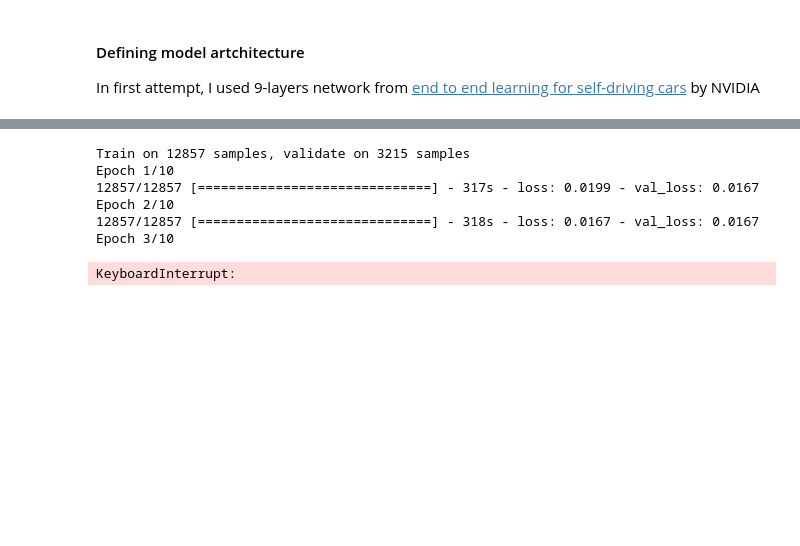
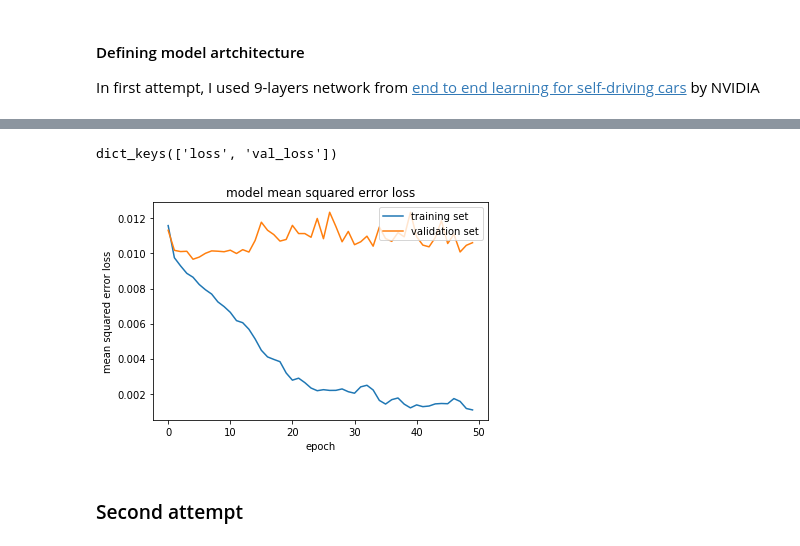
Before and after one commit to tranlv/Self-Driving-Car-Engineer-Part-1, a Jupyter notebook: Behavioral Cloning/notebook/Untitled.ipynb, the cells around one changed output, grey strips where cells are left out. Saved outputs shown, nothing was run; the diff lists cells and outputs as text; code cells hidden in the pictures; blank space fills up the shorter version.

```diff
--- a/Behavioral Cloning/notebook/Untitled.ipynb
+++ b/Behavioral Cloning/notebook/Untitled.ipynb
@@ -19,23 +20,3 @@ from sklearn.model_selection import train_test_split
-# %%
-def generator(samples, batch_size=32):
-    num_samples = len(samples)
-    while 1:
-        shuffle(samples)
-        for offset in range(0, num_samples, batch_size):
-            batch_samples = samples[offset:offset + batch_size]
-            images = []
-            angles = []
-            for batch_sample in batch_samples:
-                name = '../../data/IMG/' + batch_image[0].split('/')[-1]
-                center_name = cv2.imread(name)
-                center_angle = float(batch_sample[3])
-                images.append(center_image)
-                angles.append(center_angle)
-
-            # trim image to only see section with road
-            x_train = np.array(images)
-            y_train = np.array(angels)
-            yield sklean.utils.shuffle(x_train, y_train)
 # %% [markdown]
 #### Loading the data
 # %%
@@ -96,7 +61,7 @@ y_train = np.array(augmented_measurements)
 
 model = Sequential()
 #The cameras in the simulator capture 160 pixel by 320 pixel images., after cropping, it is 90x320
-model.add(Cropping2D(cropping = ((50,20), (0,0))))
+model.add(Cropping2D(cropping = ((50,20), (0,0)),input_shape=(160, 320, 3)))
 model.add(Lambda(lambda x: x / 255.0 - 0.5, input_shape=(90, 320, 3)))
 # %% [markdown]
 #### Defining model artchitecture
@@ -116,36 +134,16 @@ model.add(Dense(1))
 # %%
-'''Training: using MSE for regression'''
-model.compile(loss='mse', optimizer='adam')
-model.fit(X_train, y_train, validation_split = 0.2, shuffle = True, verbose = 1)
-
 model.save('model.h5')
-
-
-train_samples, validation_samples = train_test_split(rows, test_size = 0.2)
-
-train_generator = generator(train_samples, batch_size=32)
-validation_generator = generator(validation_samples, batch_size=32)
-
-history_object = model.fit_generator(train_generator,
-                                    sample_per_epoch = len(train_samples),
-                                    validation_data = validation_generator,
-                                    nb_val_Samples = len(validation_examples),
-                                    nb_epoch=5)
-print(history_object.history.key())
-
+print(history_object.history.keys())
 ###plot the training and validation loss for each epoch
-plt.plot(history(history_objet.history['loss']))
+plt.plot(history_object.history['loss'])
 plt.plot(history_object.history['val_loss'])
 plt.title('model mean squared error loss')
 plt.ylabel('mean squared error loss')
 plt.xlabel('epoch')
 plt.legend(['training set', 'validation set'], loc='upper right')
 plt.show()
 # %% [output]
-Train on 12857 samples, validate on 3215 samples
-Epoch 1/10
-12857/12857 [==============================] - 317s - loss: 0.0199 - val_loss: 0.0167
-Epoch 2/10
-12857/12857 [==============================] - 318s - loss: 0.0167 - val_loss: 0.0167
-Epoch 3/10
+dict_keys(['loss', 'val_loss'])
-KeyboardInterrupt:
+[figure, added]
+# %% [markdown]
+### Second attempt
```
Also changed, not shown: parts of 7 cells of this notebook, 3 other files.
